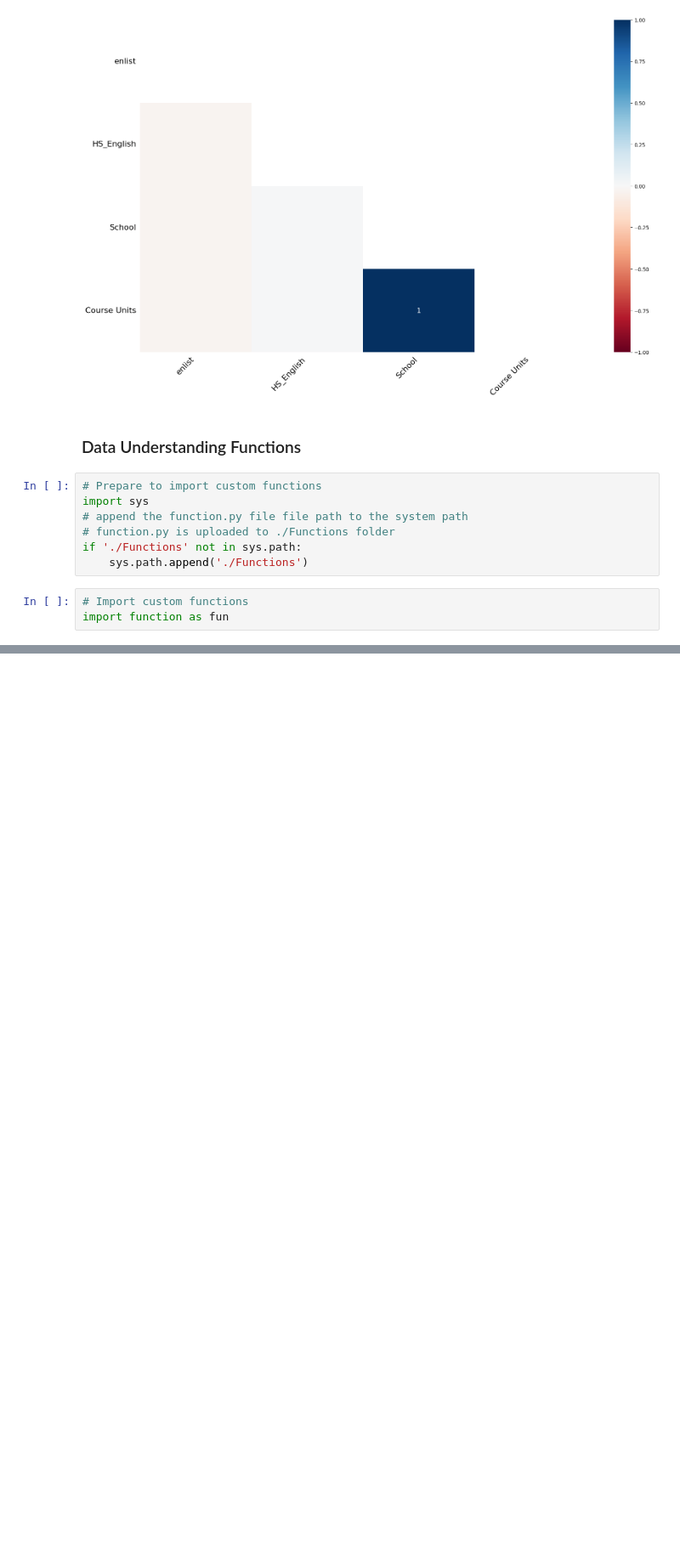
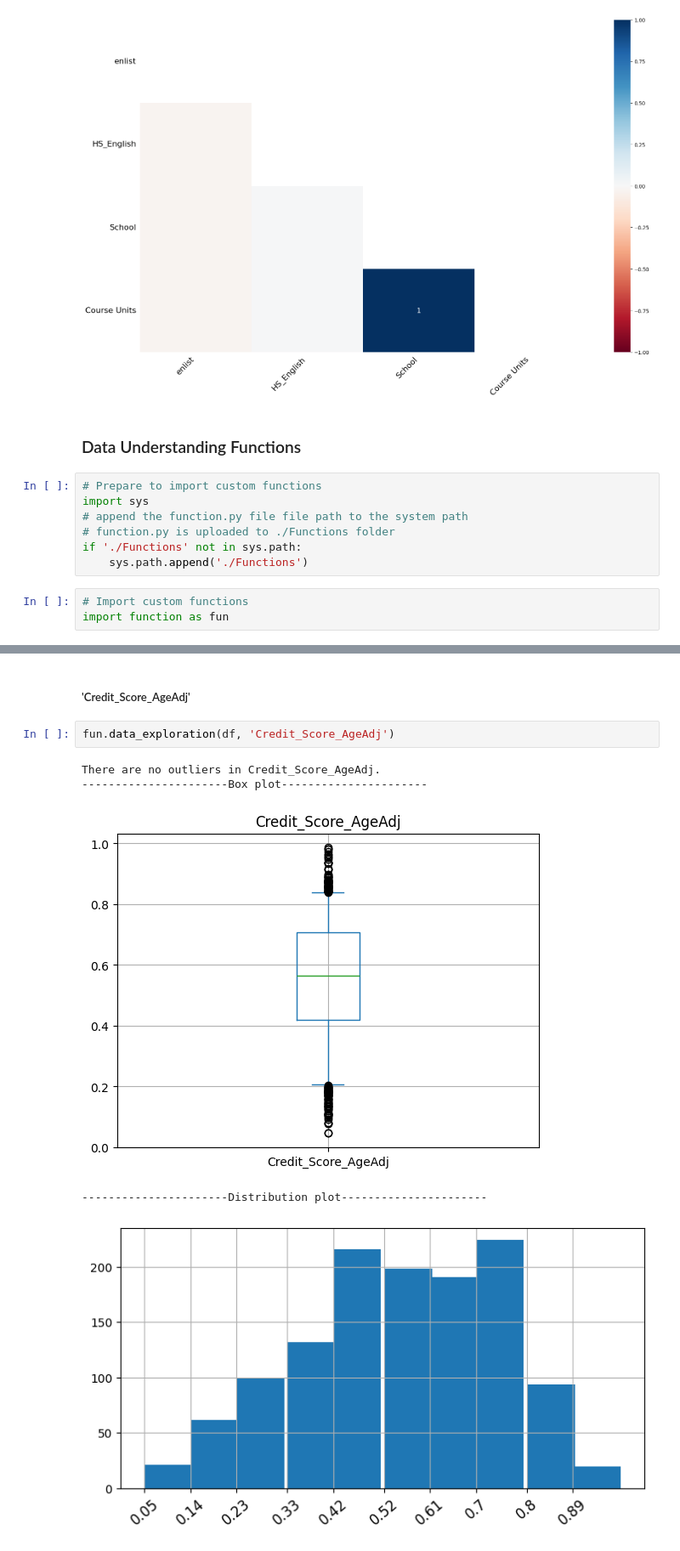
Before and after one commit to mjvillamayor/IST340-Final-Project, a Jupyter notebook: KDDM_Project.ipynb, the cells around one changed output, grey strips where cells are left out. Shown at 85% size. Cells and saved outputs as stored; diff of their text form; blank space fills up the shorter version.

```diff
--- a/KDDM_Project.ipynb
+++ b/KDDM_Project.ipynb
@@ -896,0 +820,10 @@ print(f"DataFrame exported successfully to {data}")
+# %% [markdown]
+##### 'Credit_Score_AgeAdj'
+# %%
+fun.data_exploration(df, 'Credit_Score_AgeAdj')
+# %% [output]
+There are no outliers in Credit_Score_AgeAdj.
+----------------------Box plot----------------------
+[figure, added]
+----------------------Distribution plot----------------------
+[figure, added]
```
Also changed, not shown: parts of 79 cells of this notebook, 2 other files.
